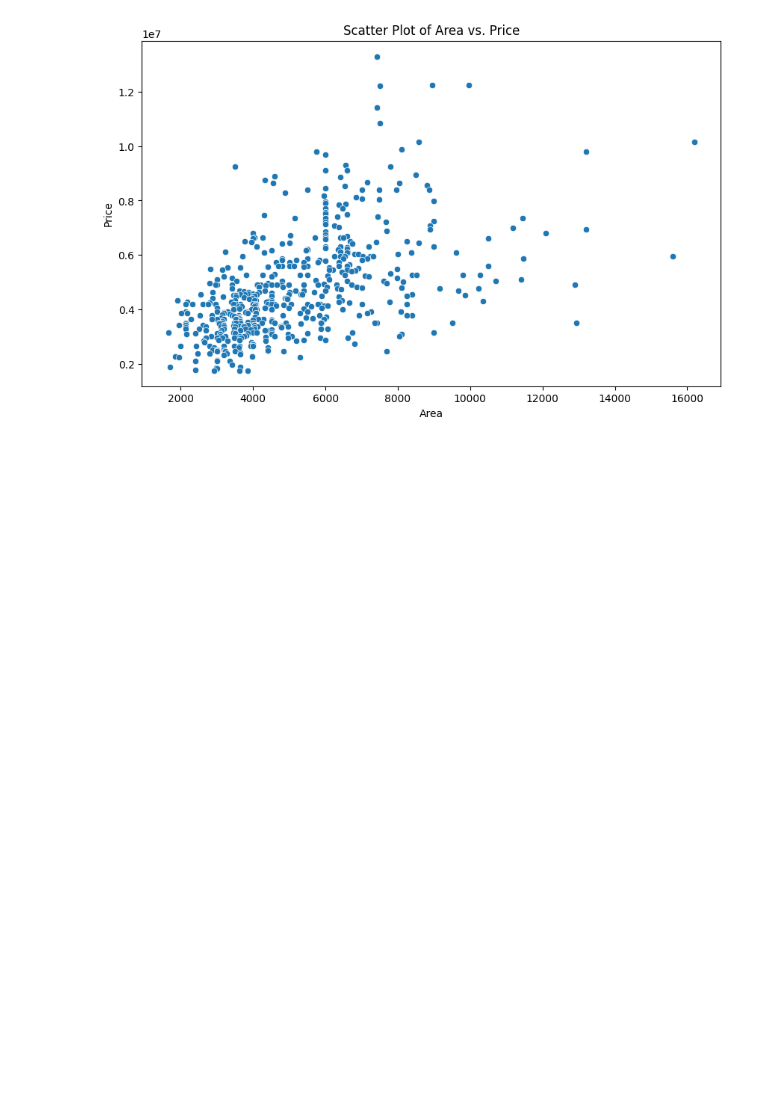
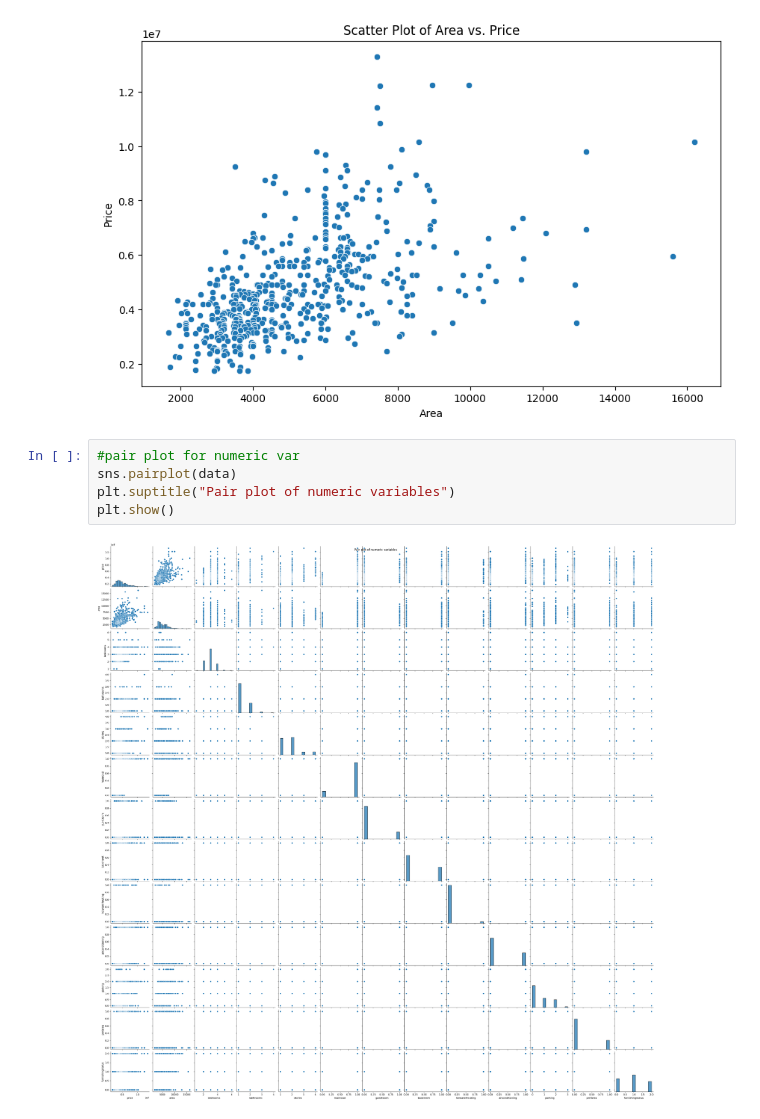
Before and after one commit to rjrizani/machine-learning, a Jupyter notebook: house_price_prediction.ipynb, the cells around one changed output. Cells and saved outputs as stored; diff of their text form; blank space fills up the shorter version.

```diff
--- a/house_price_prediction.ipynb
+++ b/house_price_prediction.ipynb
@@ -242,3 +242,10 @@ plt.ylabel('Price')
 plt.show()
 # %% [output]
 [figure]
+# %%
+#pair plot for numeric var
+sns.pairplot(data)
+plt.suptitle("Pair plot of numeric variables")
+plt.show()
+# %% [output]
+[figure, added]
```
Also changed, not shown: parts of 18 cells of this notebook.
